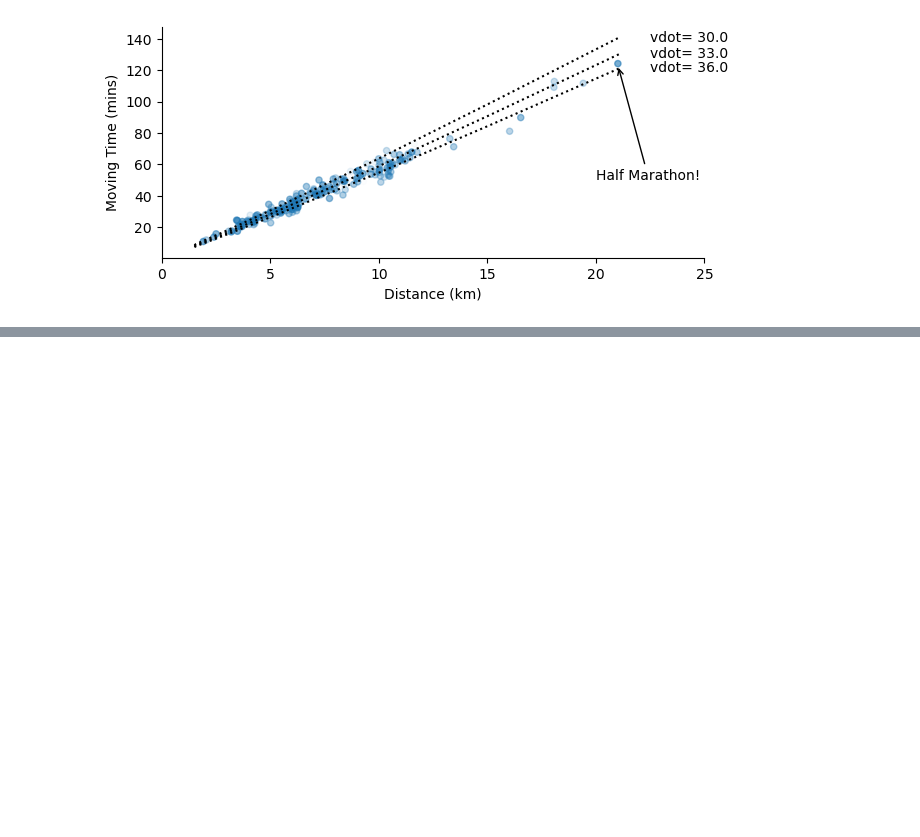
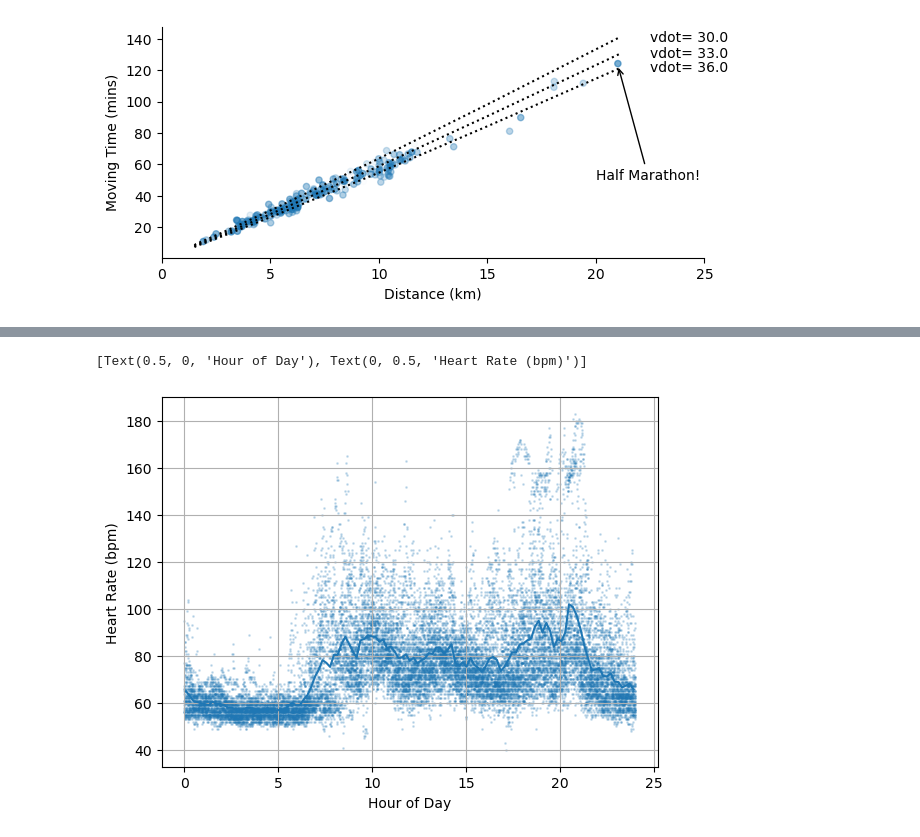
Before and after one commit to TomHodson/tomhodson.github.com, a Jupyter notebook: assets/blog/running/running.ipynb, the cells around one changed output, grey strips where cells are left out. Saved outputs shown, nothing was run; the diff lists cells and outputs as text; code cells hidden in the pictures; blank space fills up the shorter version.

```diff
--- a/assets/blog/running/running.ipynb
+++ b/assets/blog/running/running.ipynb
@@ -222,0 +178,20 @@ f.savefig("time_vs_distance.png", transparent=True)
+# %%
+import scipy
+hour = pd.Series(time).dt.hour +  pd.Series(time).dt.minute/60 \
+                + pd.Series(time).dt.second/60**2
+
+# theta = theta / 24 * 2*np.pi
+
+bins = np.linspace(0,24,24 * 5)
+mean_hr, bins, bin_index = scipy.stats.binned_statistic(hour, hr, bins=bins)
+bin_center = (bins[1:] + bins[:-1])/2
+
+fig, ax = plt.subplots()
+ax.scatter(hour, hr, 1, alpha = 0.2)
+ax.plot(bin_center, mean_hr)
+
+ax.grid(True)
+ax.set(xlabel = "Hour of Day", ylabel = "Heart Rate (bpm)")
+# %% [output]
+[Text(0.5, 0, 'Hour of Day'), Text(0, 0.5, 'Heart Rate (bpm)')]
+[figure, added]
```
Also changed, not shown: parts of 12 cells of this notebook, 5 other files.
